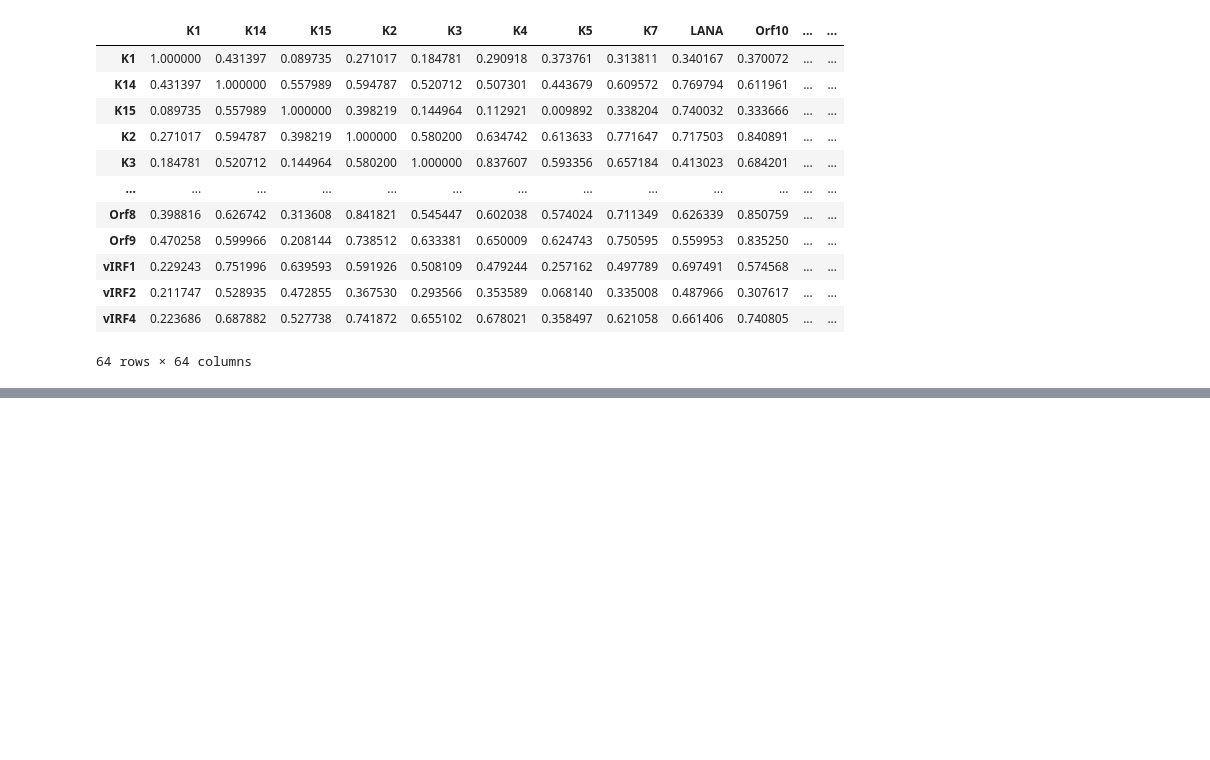
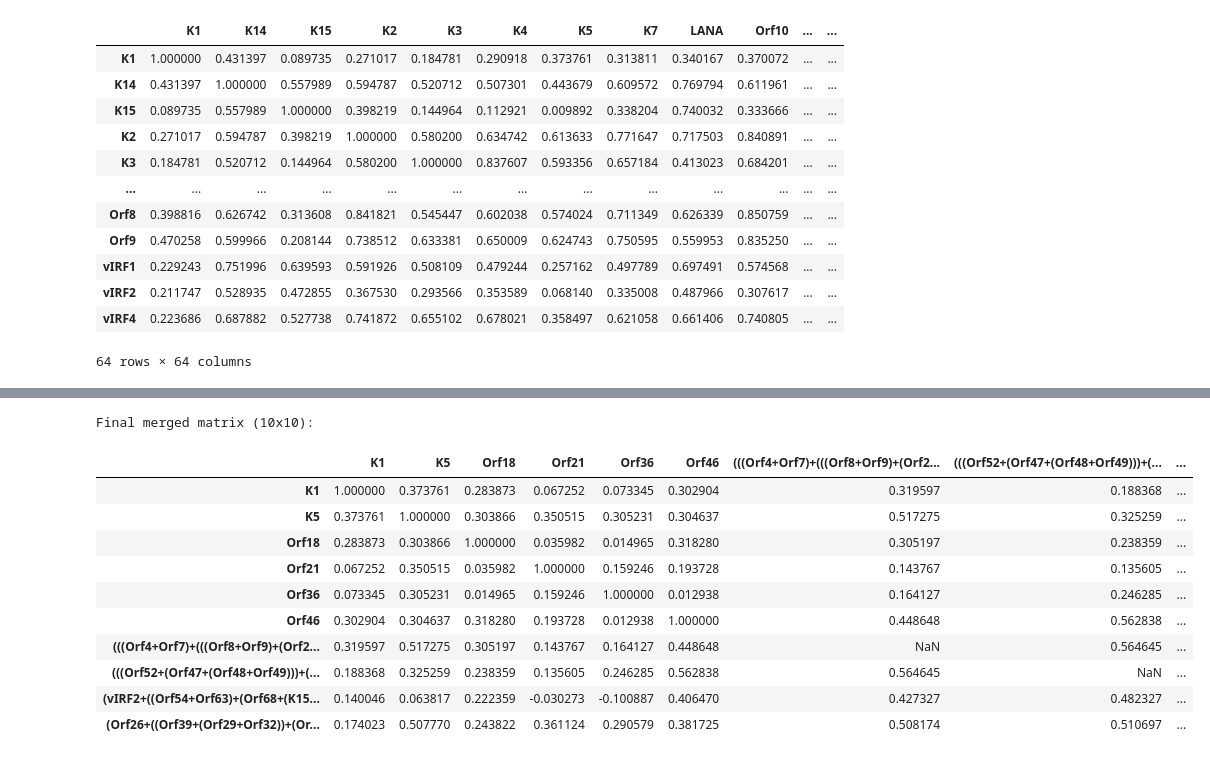
Before and after one commit to alecplotkin/DATA-481-Team-Virology, a Jupyter notebook: Nicolas_Zhang/try2/correlation_20250318.ipynb, the cells around one changed output, grey strips where cells are left out. Saved outputs shown, nothing was run; the diff lists cells and outputs as text; code cells hidden in the pictures; blank space fills up the shorter version.

Commit message:
correlation matrix condensing

```diff
--- a/Nicolas_Zhang/try2/correlation_20250318.ipynb
+++ b/Nicolas_Zhang/try2/correlation_20250318.ipynb
@@ -18,0 +165,16 @@ average_correlation
+# %%
+print("Final merged matrix (10x10):")
+merged_matrix
+# %% [output]
+Final merged matrix (10x10):
+|  | K1 | K5 | Orf18 | Orf21 | Orf36 | Orf46 | (((Orf4+Orf7)+(((Orf8+Orf9)+(Orf2... | (((Orf52+(Orf47+(Orf48+Orf49)))+(... | ... |
+| K1 | 1.000000 | 0.373761 | 0.283873 | 0.067252 | 0.073345 | 0.302904 | 0.319597 | 0.188368 | ... |
+| K5 | 0.373761 | 1.000000 | 0.303866 | 0.350515 | 0.305231 | 0.304637 | 0.517275 | 0.325259 | ... |
+| Orf18 | 0.283873 | 0.303866 | 1.000000 | 0.035982 | 0.014965 | 0.318280 | 0.305197 | 0.238359 | ... |
+| Orf21 | 0.067252 | 0.350515 | 0.035982 | 1.000000 | 0.159246 | 0.193728 | 0.143767 | 0.135605 | ... |
+| Orf36 | 0.073345 | 0.305231 | 0.014965 | 0.159246 | 1.000000 | 0.012938 | 0.164127 | 0.246285 | ... |
+| Orf46 | 0.302904 | 0.304637 | 0.318280 | 0.193728 | 0.012938 | 1.000000 | 0.448648 | 0.562838 | ... |
+| (((Orf4+Orf7)+(((Orf8+Orf9)+(Orf2... | 0.319597 | 0.517275 | 0.305197 | 0.143767 | 0.164127 | 0.448648 | NaN | 0.564645 | ... |
+| (((Orf52+(Orf47+(Orf48+Orf49)))+(... | 0.188368 | 0.325259 | 0.238359 | 0.135605 | 0.246285 | 0.562838 | 0.564645 | NaN | ... |
+| (vIRF2+((Orf54+Orf63)+(Orf68+(K15... | 0.140046 | 0.063817 | 0.222359 | -0.030273 | -0.100887 | 0.406470 | 0.427327 | 0.482327 | ... |
+| (Orf26+((Orf39+(Orf29+Orf32))+(Or... | 0.174023 | 0.507770 | 0.243822 | 0.361124 | 0.290579 | 0.381725 | 0.508174 | 0.510697 | ... |
```
Also changed, not shown: parts of 10 cells of this notebook, 4 other files.
